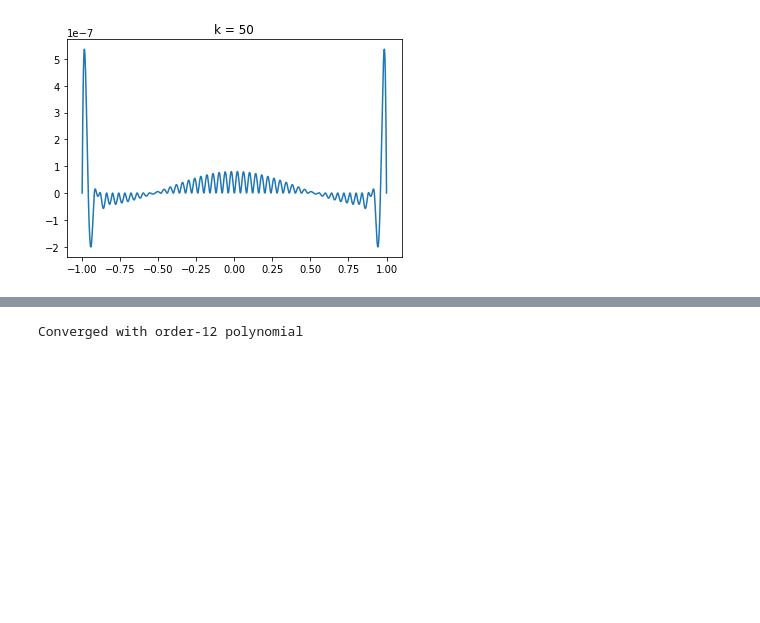
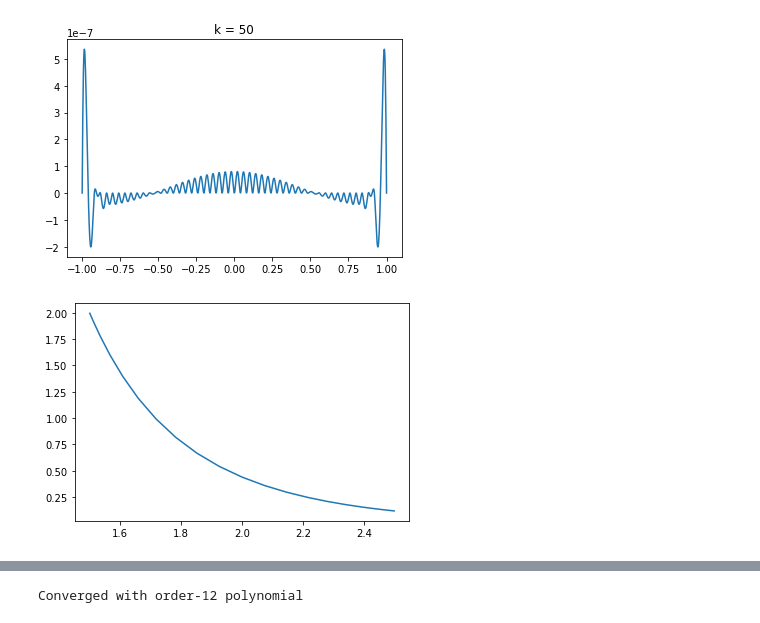
Before and after one commit to Takahiro-Toriyabe/ApplCompEconFinance, a Jupyter notebook: src/ex6.ipynb, the cells around one changed output, grey strips where cells are left out. Drawn from its saved outputs; the diff is of its cells as text; code cells hidden in the pictures; blank space fills up the shorter version.

Commit message:
Add exercise 6.3

```diff
--- a/src/ex6.ipynb
+++ b/src/ex6.ipynb
@@ -76,0 +79,25 @@ for n in [5, 50]:
+# %%
+# Exercise 6.3 (a)
+from scipy import optimize
+
+# Functions from Exercise 3.8
+def func3_8(c1, s, kappa=0.2, delta=0.95):
+    return c1**(-5) + kappa - delta * (s - c1)**(-5)
+
+def dfunc3_8(c1, s, kappa=0.2, delta=0.95):
+    return -5 * c1**(-6) - 5 * delta * (s - c1)**(-6)
+
+def get_price(s):
+    c1 = optimize.newton(func3_8, x0=s/2, fprime=dfunc3_8, args=(s,))
+    return c1 ** (-5)
+
+k = 20
+xs = get_chebyshev_node(1.5, 2.5, k + 1)
+ys = np.array([get_price(x) for x in xs])
+coef = chebyshev.chebfit(xs, ys, k)
+yfit = chebyshev.chebval(xs, coef)
+
+plt.plot(xs, yfit)
+plt.show()
+# %% [output]
+[figure, added]
```
Also changed, not shown: parts of 2 cells of this notebook.
